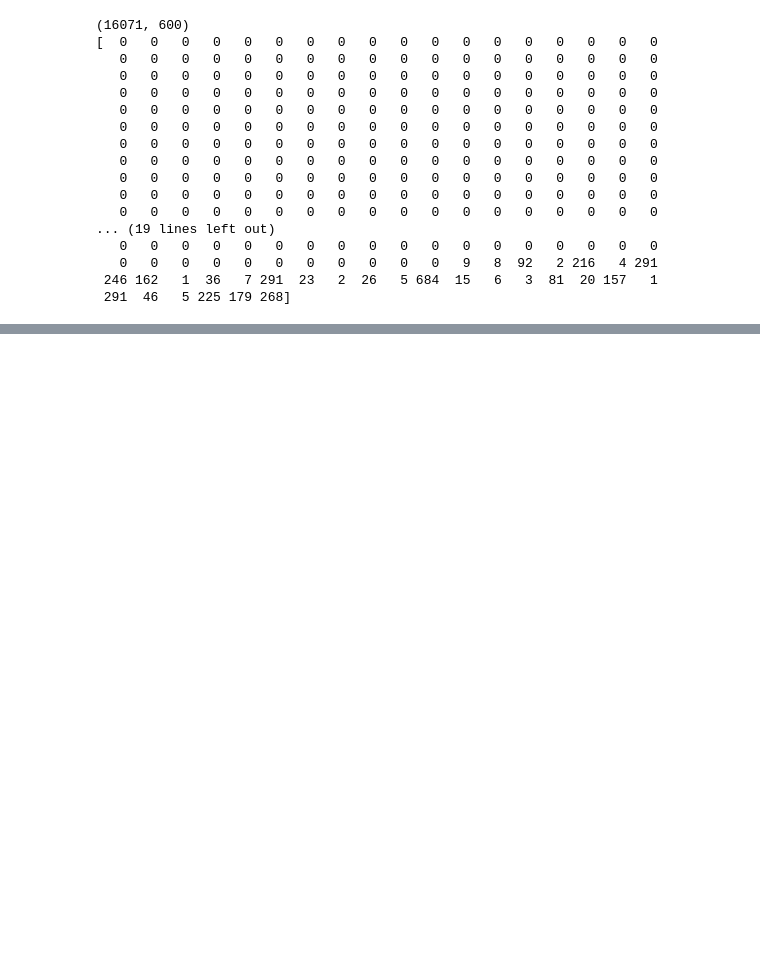
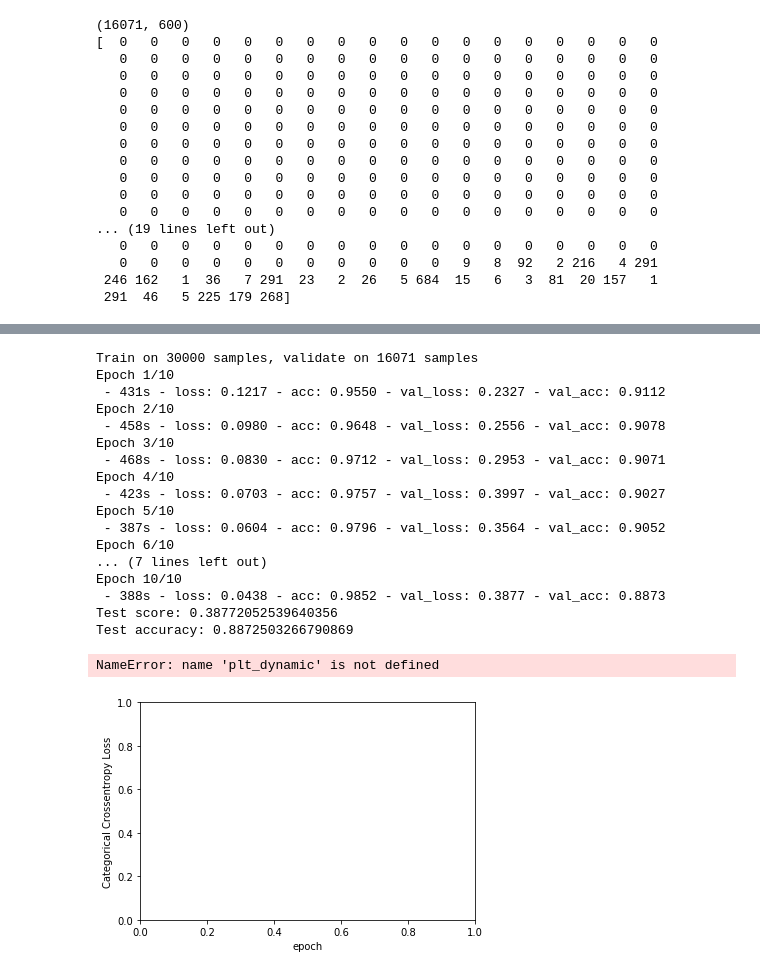
Before and after one commit to aman-sawarn/LSTMs-to-Predict-Polarity-of-Amazon-Fine-Food-Reviews, a Jupyter notebook: LSTMs on Amazon Fine Food Reviews.ipynb, the cells around one changed output, grey strips where cells are left out. Drawn from its saved outputs; the diff is of its cells as text; code cells hidden in the pictures; blank space fills up the shorter version.

```diff
--- a/LSTMs on Amazon Fine Food Reviews.ipynb
+++ b/LSTMs on Amazon Fine Food Reviews.ipynb
@@ -165,0 +168,11 @@ print(X_test[45])
+# %%
+# create the model
+top_words=90000
+embedding_vecor_length = 32
+model = Sequential()
+model.add(Embedding(top_words+1, embedding_vecor_length, input_length=max_review_length))
+model.add(LSTM(100))
+model.add(Dense(1, activation='sigmoid'))
+
+print(model.summary())
+#Refer: https://datascience.stackexchange.com/questions/10615/number-of-parameters-in-an-lstm-model
@@ -165,0 +194,51 @@ print(X_test[45])
+# %%
+model.compile(loss='binary_crossentropy', optimizer='adam', metrics=['accuracy'])
+history = model.fit(X_train, y_train, batch_size=64, epochs=10, verbose=2, validation_data=(X_test, y_test))
+
+
+
+score = model.evaluate(X_test, y_test, verbose=0)
+print('Test score:', score[0])
+print('Test accuracy:', score[1])
+
+fig,ax = plt.subplots(1,1)
+ax.set_xlabel('epoch') ; ax.set_ylabel('Categorical Crossentropy Loss')
+
+# list of epoch numbers
+x = list(range(1,11))
+
+# print(history.history.keys())
+# dict_keys(['val_loss', 'val_acc', 'loss', 'acc'])
+# history = model_drop.fit(X_train, Y_train, batch_size=batch_size, epochs=nb_epoch, verbose=1, validation_data=(X_test, Y_test))
+
+# we will get val_loss and val_acc only when you pass the paramter validation_data
+# val_loss : validation loss
+# val_acc : validation accuracy
+
+# loss : training loss
+# acc : train accuracy
+# for each key in histrory.histrory we will have a list of length equal to number of epochs
+
+vy = history.history['val_loss']
+ty = history.history['loss']
+plt_dynamic(x, vy, ty, ax)
+# %% [output]
+Train on 30000 samples, validate on 16071 samples
+Epoch 1/10
+ - 431s - loss: 0.1217 - acc: 0.9550 - val_loss: 0.2327 - val_acc: 0.9112
+Epoch 2/10
+ - 458s - loss: 0.0980 - acc: 0.9648 - val_loss: 0.2556 - val_acc: 0.9078
+Epoch 3/10
+ - 468s - loss: 0.0830 - acc: 0.9712 - val_loss: 0.2953 - val_acc: 0.9071
+Epoch 4/10
+ - 423s - loss: 0.0703 - acc: 0.9757 - val_loss: 0.3997 - val_acc: 0.9027
+Epoch 5/10
+ - 387s - loss: 0.0604 - acc: 0.9796 - val_loss: 0.3564 - val_acc: 0.9052
+Epoch 6/10
+... (7 lines left out)
+Epoch 10/10
+ - 388s - loss: 0.0438 - acc: 0.9852 - val_loss: 0.3877 - val_acc: 0.8873
+Test score: 0.38772052539640356
+Test accuracy: 0.8872503266790869
+NameError: name 'plt_dynamic' is not defined
+[figure, added]
```
Also changed, not shown: parts of 7 cells of this notebook, 1 other file.
